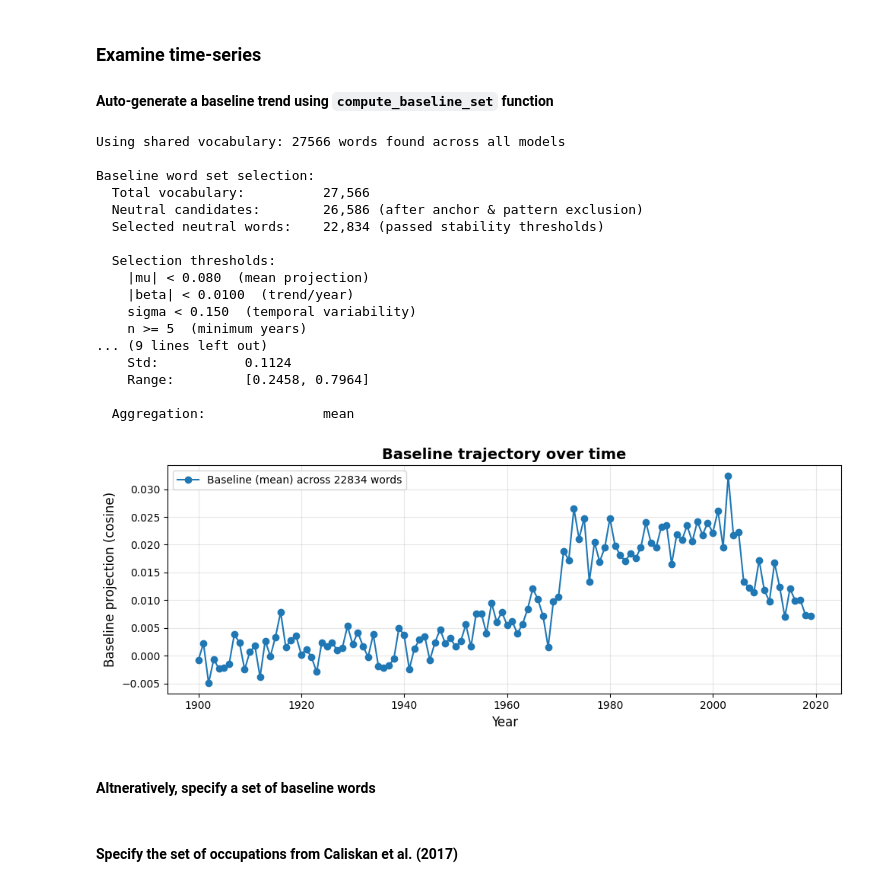
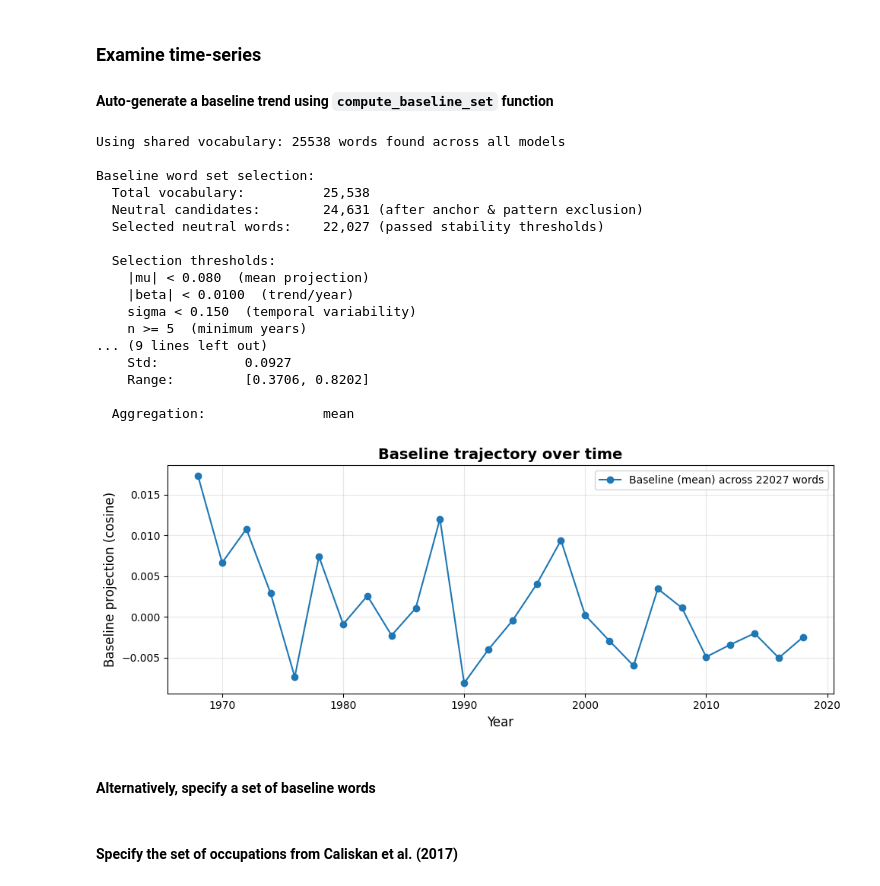
Before and after one commit to eric-d-knowles/ngram-prep, a Jupyter notebook: notebooks/caliskan_wefat_replication.ipynb, the cells around one changed output. Cells and saved outputs as stored; diff of their text form; code cells hidden in the pictures.

```diff
--- a/notebooks/caliskan_wefat_replication.ipynb
+++ b/notebooks/caliskan_wefat_replication.ipynb
@@ -43,5 +48,6 @@ The autoreload extension is already loaded. To reload it, use:
 # %%
-model_path =  '/scratch/edk202/NLP_models/Google_Books/20200217/eng/5gram_files/models_final/norm_and_align'
+model_path =  '/scratch/edk202/NLP_models/Google_Books/20200217/eng-fiction/5gram_files/models_final/norm_and_align'
+bin_size = 2
 # %% [markdown]
 ### **Generate gender projection**
 #### Use the `compute_meandiff_dimension` method to create a masculinization dimension
@@ -124,44 +130,44 @@ Word                           Projection
 # %%
 baseline_source = compute_baseline_set(
     model_dir=model_path,
     contrast_pairs=gender_contrasts,
-    start_year=1900,
-    end_year=2019,
+    start_year=1968,
+    end_year=2018,
     year_step=1,
     method='meandiff',
     exclusion_pattern=r"(man|men|woman|women|girl|boy|girls|boys|mother|father|mothers|fathers|daughter|son|daughters|sons|sister|brother)",
     eps_mean=0.08,
     eps_trend=0.010,
     eps_sigma=0.15,
     min_years=5,
     agg="mean",
     corr_n_permutations=0,
     verbose=True,
     plot_baseline=True
 )
 
 baseline_source = baseline_source["baseline"]
 # %% [output]
-Using shared vocabulary: 27566 words found across all models
+Using shared vocabulary: 25538 words found across all models
 
 Baseline word set selection:
-  Total vocabulary:          27,566
-  Neutral candidates:        26,586 (after anchor & pattern exclusion)
-  Selected neutral words:    22,834 (passed stability thresholds)
+  Total vocabulary:          25,538
+  Neutral candidates:        24,631 (after anchor & pattern exclusion)
+  Selected neutral words:    22,027 (passed stability thresholds)
 
   Selection thresholds:
     |mu| < 0.080  (mean projection)
     |beta| < 0.0100  (trend/year)
     sigma < 0.150  (temporal variability)
     n >= 5  (minimum years)
 ... (9 lines left out)
-    Std:           0.1124
-    Range:         [0.2458, 0.7964]
+    Std:           0.0927
+    Range:         [0.3706, 0.8202]
 
   Aggregation:               mean
-[figure, old version]
+[figure, new version]
 # %% [markdown]
-#### Altneratively, specify a set of baseline words
+#### Alternatively, specify a set of baseline words
 # %%
 baseline_source = [
     'table', 'chair', 'window', 'door', 'wall', 'floor', 'roof', 'tree', 'leaf', 'branch', 'root', 'flower',
```
Also changed, not shown: parts of 19 cells of this notebook, 10 other files.
